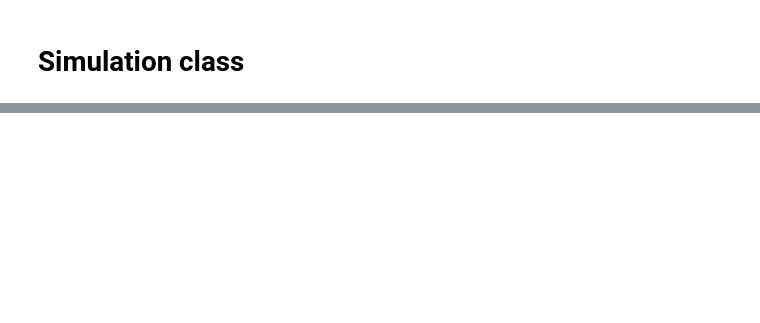
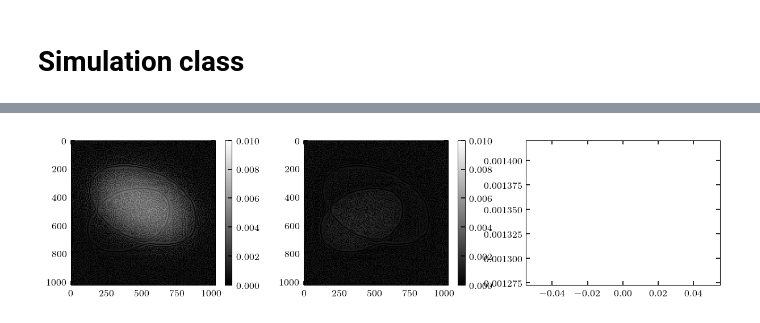
Before and after one commit to gjadick/xpc-autodiff-recon, a Jupyter notebook: spectral/ch9_spectral_recon.ipynb, the cells around one changed output, grey strips where cells are left out. Saved outputs shown, nothing was run; the diff lists cells and outputs as text; code cells hidden in the pictures; blank space fills up the shorter version.

```diff
--- a/spectral/ch9_spectral_recon.ipynb
+++ b/spectral/ch9_spectral_recon.ipynb
@@ -319,0 +346,9 @@ plt.show()
+# %%
+def imshow_params(params, loss_hist=None, kw={}):
+    fig, ax = plt.subplots(1, 3, figsize=[10,2.2], dpi=150)
+    for i in range(2):
+        m = ax[i].imshow(params['params']['tmap'][i], **kw)
+        fig.colorbar(m, ax=ax[i])
+    if loss_hist is not None:
+        ax[-1].plot(loss_hist)
+    plt.show()
@@ -319,0 +440,79 @@ plt.show()
+# %%
+%%time
+
+lrate = 1e-3
+
+gt_arr = jnp.stack([tmap1, tmap2])
+# init_arr = 0*gt_arr + 1
+init_arr = jnp.stack([apply_psf_2d(bmi, fwhm=200) for bmi in gt_arr])
+
+data = data_noisy
+
+######################################################
+
+model = SpectralPBI(
+    mats=(tissue,bone),
+    spectrum=spectrum,
+    etas=(eta_1, eta_2),
+    init_tmap=init_arr,
+)
+
+key = jax.random.PRNGKey(3)
+params = model.init(key)
+
+optimizer = optax.chain(
+    optax.clip_by_global_norm(1.0),
+    optax.adam(lrate),
+)
+
+opt_state = optimizer.init(params)
+
+######################################################
+
+fwd = jax.jit(lambda params: model.apply(params))
+
+def loss_fn(params, data):
+    y = fwd(params)
+    fidelity = jnp.mean((y - data)**2)
+    reg = 0.0
+    loss = fidelity + reg
+    aux = dict(
+        loss = loss,
+        fidelity = fidelity,
+        priors = reg,
+    )
+    return loss, aux
+
+def clip_params(params):
+    params = dict(
+        params = dict(
+            tmap = jnp.maximum(params['params']['tmap'], 0.0)
+    ))
+    return params
+
+@jax.jit
+def train_step(params, opt_state, data):
+    (loss, aux), grads = jax.value_and_grad(loss_fn, has_aux=True)(params, data)
+    updates, opt_state = optimizer.update(grads, opt_state, params)
+    params = optax.apply_updates(params, updates)
+    params = clip_params(params)
+    return params, opt_state, aux
+
+# ######################################################
+
+loss_hist = []
+t0 = time.time()
+for it in range(10):
+
+    params, opt_state, aux = train_step(
+        params,
+        opt_state,
+        data,
+    )
+
+    loss_hist.append(aux['loss'])
+
+    if (it%1 == 0):
+        print(it)
+        imshow_params(params, loss_hist, kw={'vmax':0.01})
+# %% [output]
@@ -319,0 +520 @@ plt.show()
+[figure, added]
```
Also changed, not shown: parts of 13 cells of this notebook.
